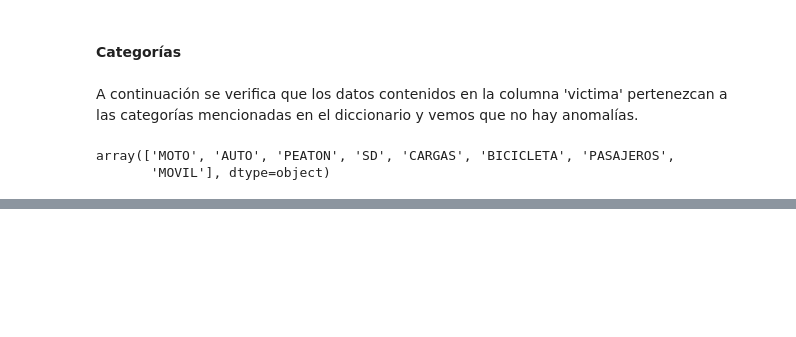
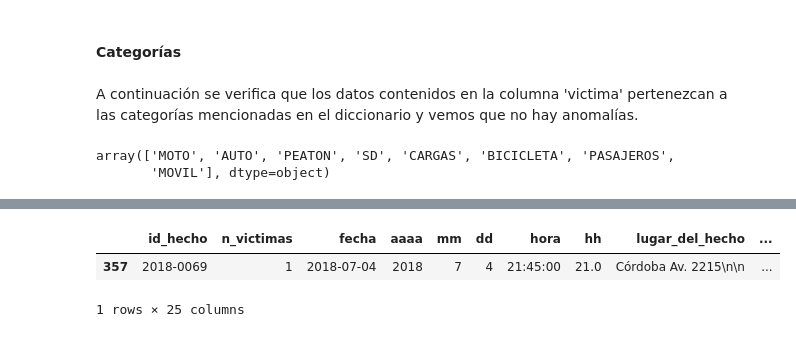
Before and after one commit to JBSosa/DA_Siniestros, a Jupyter notebook: Notebooks/EDA_PT1.ipynb, the cells around one changed output, grey strips where cells are left out. Saved outputs shown, nothing was run; the diff lists cells and outputs as text; code cells hidden in the pictures; blank space fills up the shorter version.

```diff
--- a/Notebooks/EDA_PT1.ipynb
+++ b/Notebooks/EDA_PT1.ipynb
@@ -703,0 +804,6 @@ homicidiosDf.to_csv('../data/homicidios_merge.csv', index=False)
+# %%
+homicidiosDf[homicidiosDf['pos_x'] == '-58.39897064']
+# %% [output]
+|  | id_hecho | n_victimas | fecha | aaaa | mm | dd | hora | hh | lugar_del_hecho | ... |
+| 357 | 2018-0069 | 1 | 2018-07-04 | 2018 | 7 | 4 | 21:45:00 | 21.0 | Córdoba Av. 2215\n\n | ... |
+1 rows × 25 columns
```
Also changed, not shown: parts of 16 cells of this notebook, 4 other files.
